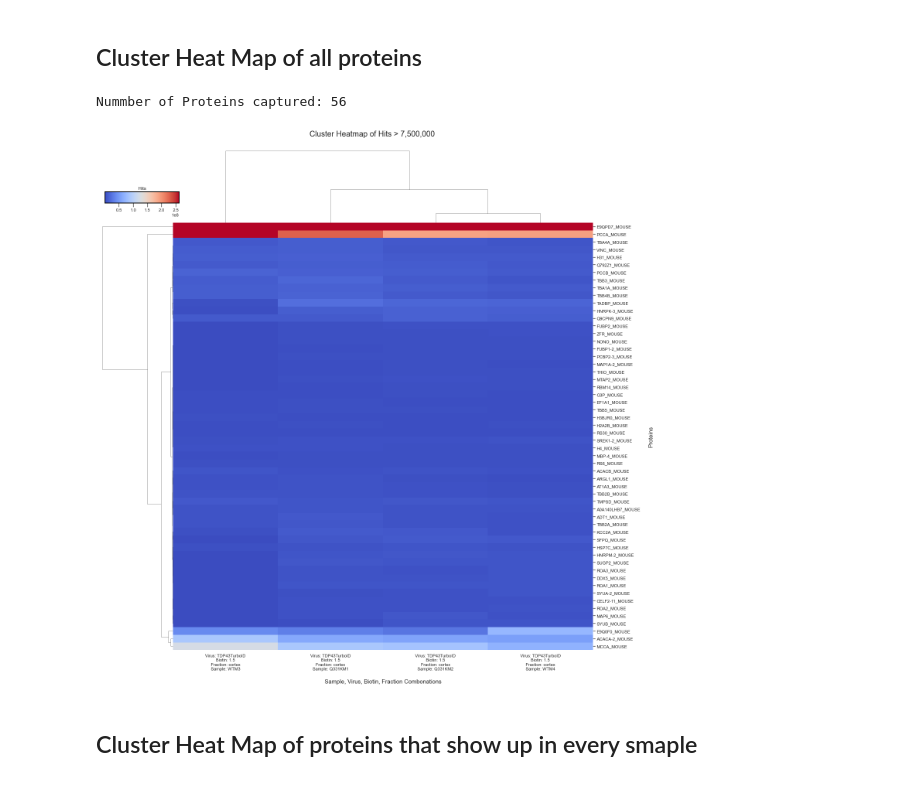
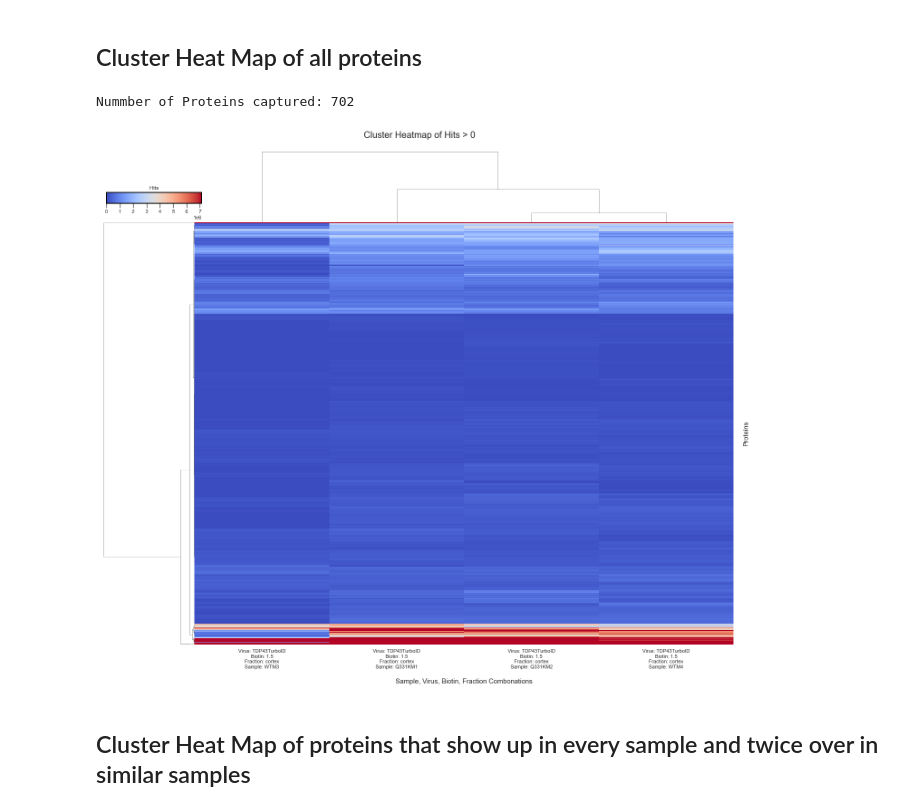
Before and after one commit to adamwbrew/Proteins, a Jupyter notebook: Visuals/protein_visuals_disease_clustermap.ipynb, the cells around one changed output. Saved outputs shown, nothing was run; the diff lists cells and outputs as text; code cells hidden in the pictures.

Commit message:
changed clustermaps and added a new venn diagram

```diff
--- a/Visuals/protein_visuals_disease_clustermap.ipynb
+++ b/Visuals/protein_visuals_disease_clustermap.ipynb
@@ -116,19 +116,15 @@ merge_df = merge_df.merge(WT_M4, how = "inner", on = "Protein_Name")
 # and remove unwanted proteins
 protein_list_1 = merge_df.Protein_Name.to_list()
 remove_list = []
+bad_proteins = ["KRT", "ACTB", "SERPIN", "ITIH", "ALB", "PCCA", "MCCC1", "ACACA", "KRT78", "TARDBP", "TUBB3", "TUBA1A", "H3-3B;H3-5;H3C1;H3C13", "PCCB", "TRY10", "VCL", "TUBA4A", "ALB"]
 for i in range(len(protein_list_1)):
-    if(protein_list_1[i][0:3].upper() == "KRT"):
-        remove_list.append(i)
-    if(protein_list_1[i][0:4].upper() == "ACTB"):
-        remove_list.append(i)
-    if(protein_list_1[i][0:6].upper() == "SERPIN"):
-        remove_list.append(i)
-    if(protein_list_1[i][0:4].upper() == "ITIH"):
-        remove_list.append(i)
-    if(protein_list_1[i][0:3].upper() == "ALB"):
-        remove_list.append(i)
+    for j in range(len(bad_proteins)):
+            if(protein_list_1[i][0:len(bad_proteins[j])].upper() == bad_proteins[j]):
+                remove_list.append(i)
 
 merge_df = merge_df.drop(remove_list, axis = 0)
+
+protein_list_1 = merge_df.Protein_Name.to_list()
 
 merge_df["Protein_Name"] = merge_df.apply(lambda x : x["Protein_Name"].split(";")[0] if len(x["Protein_Name"].split(";")) != 1 else x["Protein_Name"], axis = 1)
 merge_df = merge_df.set_index('Protein_Name')
@@ -137,44 +133,44 @@ merge_df = merge_df.set_index('Protein_Name')
  # - - - - - - - - - - - - - - - - - - - - - - - - - - - - - - - - - - - - - - - - - - - - - - - - - - - - - - - - - - - - - - - - - - - - - - - - - - - - - - - - - - - - - - - - - - - - - - - - - - - - - - - - - - - - - - -
 
 # Chagne the limit to find different visuals
-limit = 7_500_000
+limit = 0
 
 # - - - - - - - - - - - - - - - - - - - - - - - - - - - - - - - - - - - - - -
 
 merge_filtered_df = merge_df[(merge_df.sum(axis=1) > limit)]
 
 x_labels_order = sorted(merge_filtered_df.columns)
 
 print("Nummber of Proteins captured:", len(merge_filtered_df))
 sns.set_theme(style='white')
 
-kws = dict(cbar_kws=dict(ticks=[x for x in range(0, 1000000000, 50000000)], orientation='horizontal'), figsize=(20,20))
+kws = dict(cbar_kws=dict(ticks=[x for x in range(0, 500000000, 1000000)], orientation='horizontal'), figsize=(20,17))
 
 # Default plot
-g = sns.clustermap(merge_filtered_df.reindex(x_labels_order, axis = 1), cmap='coolwarm',dendrogram_ratio = (0.15, 0.15), metric="euclidean", method = "ward",  **kws, robust = True)
+g = sns.clustermap(merge_filtered_df.reindex(x_labels_order, axis = 1), cmap='coolwarm',dendrogram_ratio = (0.15, 0.15), metric="euclidean", method = "ward",  **kws, robust = True, yticklabels=False)
 
 g.fig.subplots_adjust( top = 0.95 )
 g.fig.suptitle(f'Cluster Heatmap of Hits > {limit:,}', size = 20)
 g.ax_heatmap.set_xlabel('\nSample, Virus, Biotin, Fraction Combonations', size = 15)
 g.ax_heatmap.set_ylabel('\nProteins', size = 15)
 
 
 
 x0, _y0, _w, _h = g.cbar_pos
 g.ax_cbar.set_position([x0, 0.85, g.ax_row_dendrogram.get_position().width, 0.02])
 g.ax_cbar.set_title('Hits')
 g.ax_cbar.tick_params(axis='x', length=10)
 for spine in g.ax_cbar.spines:
     g.ax_cbar.spines[spine].set_color('black')
     g.ax_cbar.spines[spine].set_linewidth(2)
 
 # Show the graph
 plt.show()
 # %% [output]
-Nummber of Proteins captured: 56
+Nummber of Proteins captured: 702
-[figure, old version]
+[figure, new version]
 # %% [markdown]
-## Cluster Heat Map of proteins that show up in every smaple
+## Cluster Heat Map of proteins that show up in every sample and twice over in similar samples
 # %%
 Q331K_M1 = main_df[main_df["Sample_Name"] == "Q331K_M1"]
 Q331K_M2 = main_df[main_df["Sample_Name"] == "Q331K_M2"]
```
Also changed, not shown: parts of 2 cells of this notebook, 2 other files.
